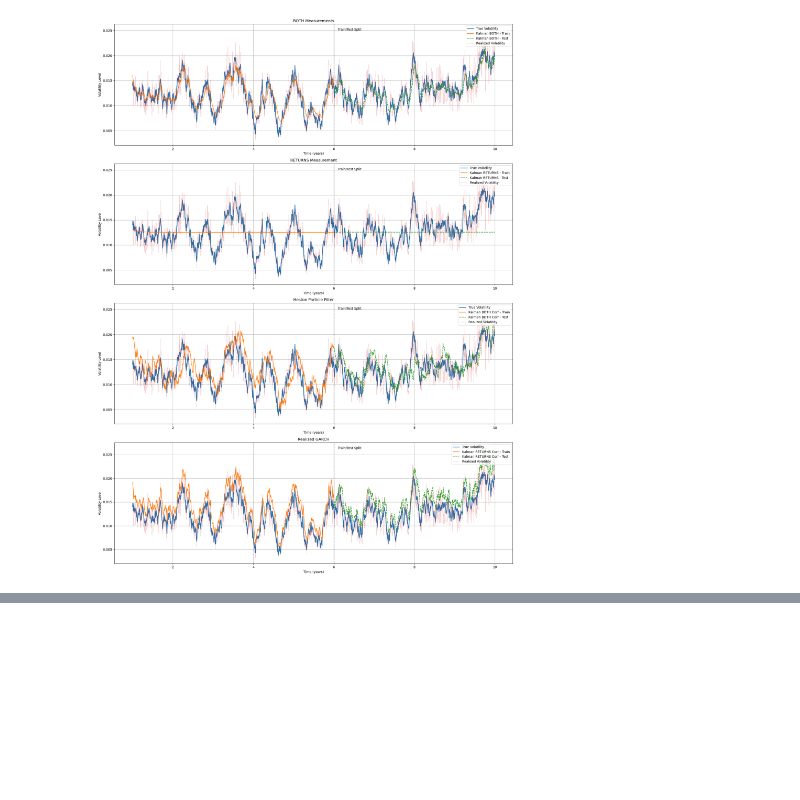
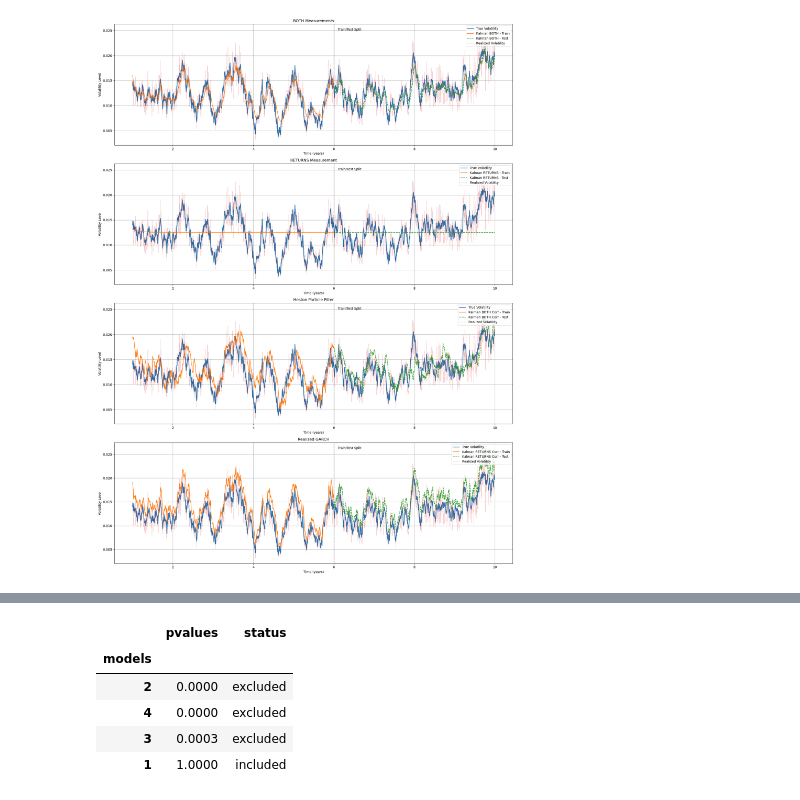
Before and after one commit to HyunminHong/Kalman-Heston-Filter, a Jupyter notebook: simulation_studies/Sim_noLeverage.ipynb, the cells around one changed output, grey strips where cells are left out. Saved outputs shown, nothing was run; the diff lists cells and outputs as text; code cells hidden in the pictures; blank space fills up the shorter version.

```diff
--- a/simulation_studies/Sim_noLeverage.ipynb
+++ b/simulation_studies/Sim_noLeverage.ipynb
@@ -322,0 +384,9 @@ dtype: float64
+# %%
+mcs_mse_results_90
+# %% [output]
+|  | pvalues | status |
+| models |  |  |
+| 2 | 0.0000 | excluded |
+| 4 | 0.0000 | excluded |
+| 3 | 0.0003 | excluded |
+| 1 | 1.0000 | included |
```
Also changed, not shown: parts of 12 cells of this notebook, 4 other files.
